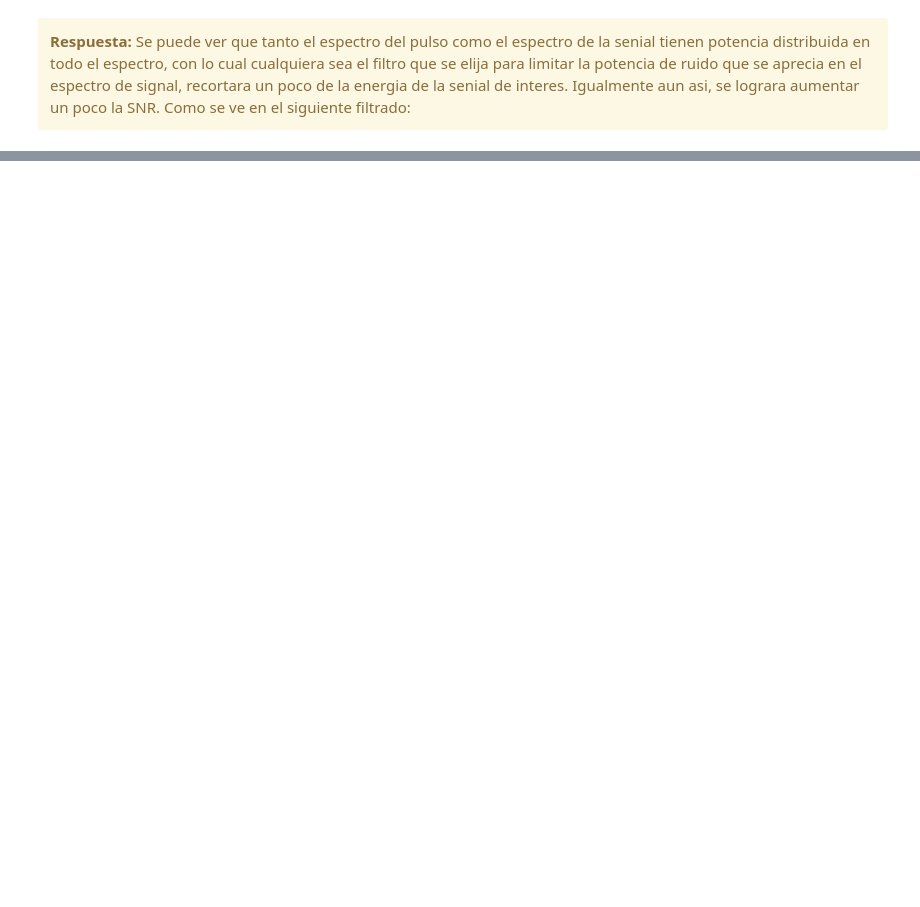
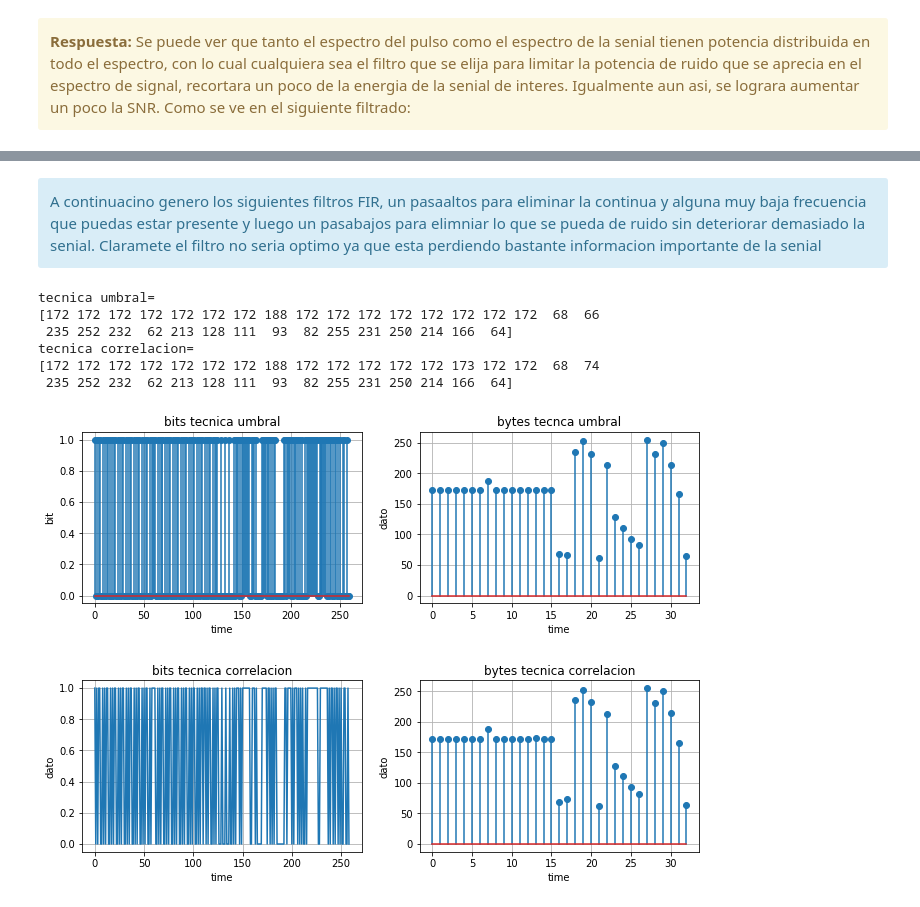
Before and after one commit to pslavkin/mse_18pds, a Jupyter notebook: tp1.ipynb, the cells around one changed output, grey strips where cells are left out. Drawn from its saved outputs; the diff is of its cells as text; code cells hidden in the pictures; blank space fills up the shorter version.

Commit message:
correccinoes menores de comentarips, hago crecer notebook

```diff
--- a/tp1.ipynb
+++ b/tp1.ipynb
@@ -57,0 +75,45 @@ pl.plot_show()
+# %% [markdown]
+<div class="alert alert-block alert-info">
+A continuacino genero los siguientes filtros FIR, un pasaaltos para eliminar la continua y alguna muy baja frecuencia que puedas estar presente y luego un pasabajos para elimniar lo que se pueda de ruido sin deteriorar demasiado la senial.
+    Claramete el filtro no seria optimo ya que esta perdiendo bastante informacion importante de la senial
+</div>
+# %%
+groupDelay  = hipass.size//2+lopass.size//2     #calculo el retado basado en el largo de la respuesta al impulso de cada filtro
+signal      = signal[groupDelay+1:]             #demoro la senial original dicaha cantirdad,lo previo es descartado, notar el +!
+#esto es lo importante, aca lo que hago es quedarme solo con el primer pulso de cada 20, que es el
+#sample que tiene la mayor energia y es el que usare para comparar contra un umbral para decidir si
+#el pulso es 1 o -1
+pl    = plotter_class ( 2,2 )
+
+ans         = signal[::pulse.size]
+ans[ans>=0] = 1                                 #digitalizo la senial con un comparador
+ans[ans<0]  = 0
+ans         = np.uint8(ans)                     #lo necesito apra empaquetar luego a bytes
+pl.stem_signal  ( 1 ,pl.spaceX(ans) ,ans ,'bits tecnica umbral'  ,'time' ,'bit'  ,trace='.' )
+
+ans = np.packbits(ans)                          #empaqueto de 8 por comodidad
+pl.stem_signal  ( 2 ,pl.spaceX(ans) ,ans ,'bytes tecnca umbral' ,'time' ,'dato' ,trace='.' )
+
+print(f"tecnica umbral=\n{ans}")                                      #muestra los resultados
+
+ans=np.zeros(0)
+for i in range(signal.size//pulse.size):
+    ans=np.append(ans,np.correlate(signal[i*pulse.size:(i+1)*pulse.size],pulse))
+
+ans[ans>=0] = 1
+ans[ans<0]  = 0
+pl.plot_signal  ( 3 ,pl.spaceX(ans),ans ,'bits tecnica correlacion' , 'time' ,'dato'  ,trace='-' )
+ans = np.uint8(ans)
+ans = np.packbits(ans)
+pl.stem_signal  ( 4 ,pl.spaceX(ans),ans ,'bytes tecnica correlacion' , 'time' ,'dato'  ,trace='.' )
+print(f"tecnica correlacion=\n{ans}")                                      #muestra los resultados
+
+pl.plot_show()
+# %% [output]
+tecnica umbral=
+[172 172 172 172 172 172 172 188 172 172 172 172 172 172 172 172  68  66
+ 235 252 232  62 213 128 111  93  82 255 231 250 214 166  64]
+tecnica correlacion=
+[172 172 172 172 172 172 172 188 172 172 172 172 172 173 172 172  68  74
+ 235 252 232  62 213 128 111  93  82 255 231 250 214 166  64]
+[figure, added]
```
Also changed, not shown: parts of 2 cells of this notebook, 2 other files.
